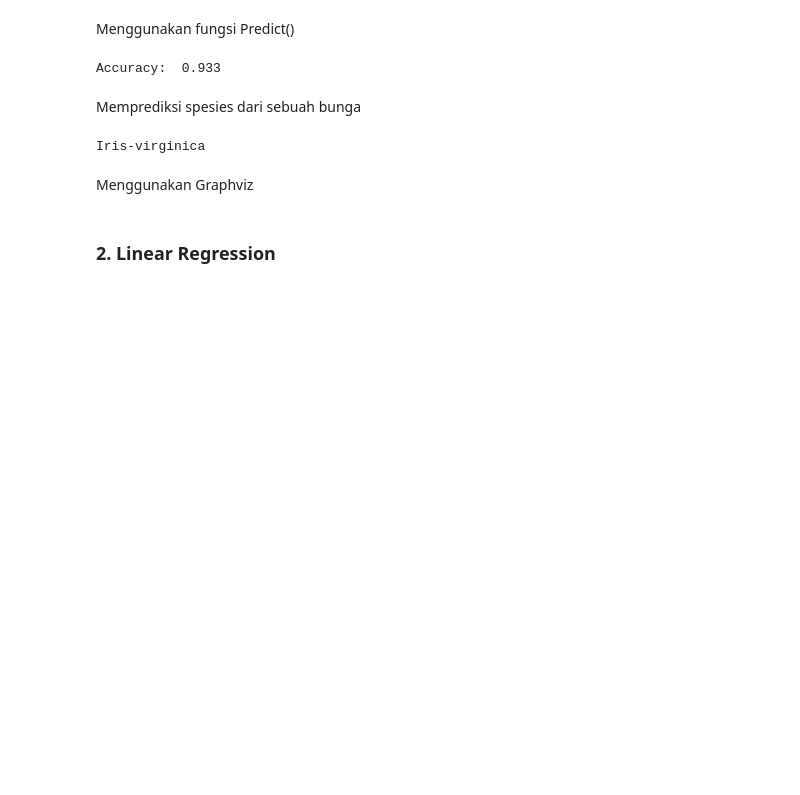
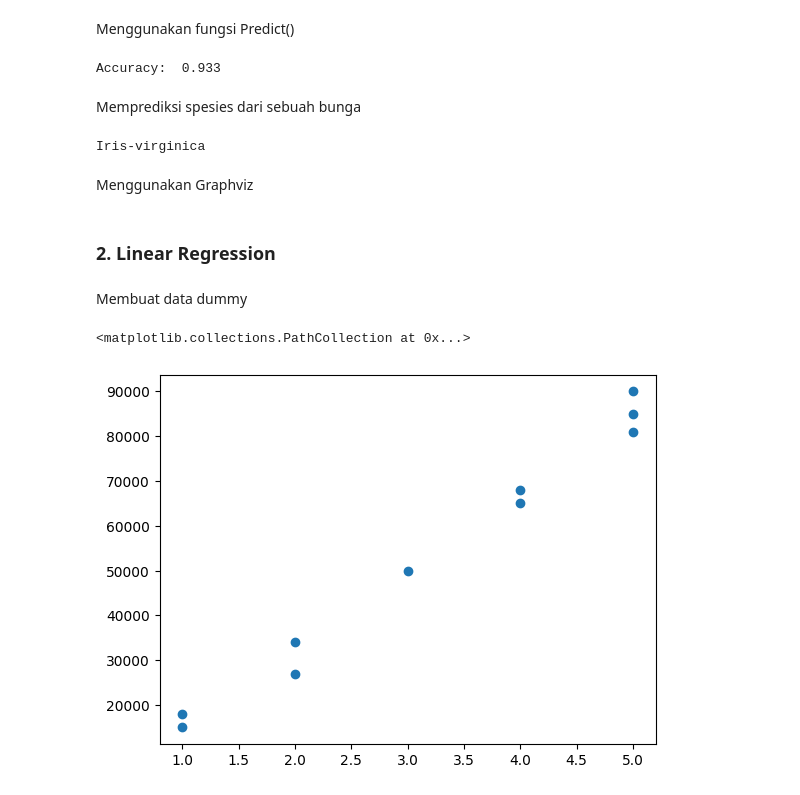
Before and after one commit to Radityaz/2025_AI_TI1B, a Jupyter notebook: RikoAdityaZaki_AI_08.ipynb, the cells around one changed output. Cells and saved outputs as stored; diff of their text form; code cells hidden in the pictures; blank space fills up the shorter version.

```diff
--- a/RikoAdityaZaki_AI_08.ipynb
+++ b/RikoAdityaZaki_AI_08.ipynb
@@ -88,3 +92,18 @@ export_graphviz(
     filled =True)
 # %% [markdown]
 ### 2.	Linear Regression
+# %% [markdown]
+Membuat data dummy
+# %%
+
+#buat data jumlah kamar
+bedrooms = np.array([1,1,2,2,3,4,4,5,5,5])
+
+#data harga rumah. asumsi dalam dollar
+house_price = np.array([15000, 18000, 27000, 34000, 50000, 68000, 65000, 81000,85000, 90000])
+%matplotlib inline
+
+plt.scatter(bedrooms, house_price)
+# %% [output]
+<matplotlib.collections.PathCollection at 0x...>
+[figure, added]
```
Also changed, not shown: parts of 18 cells of this notebook.
